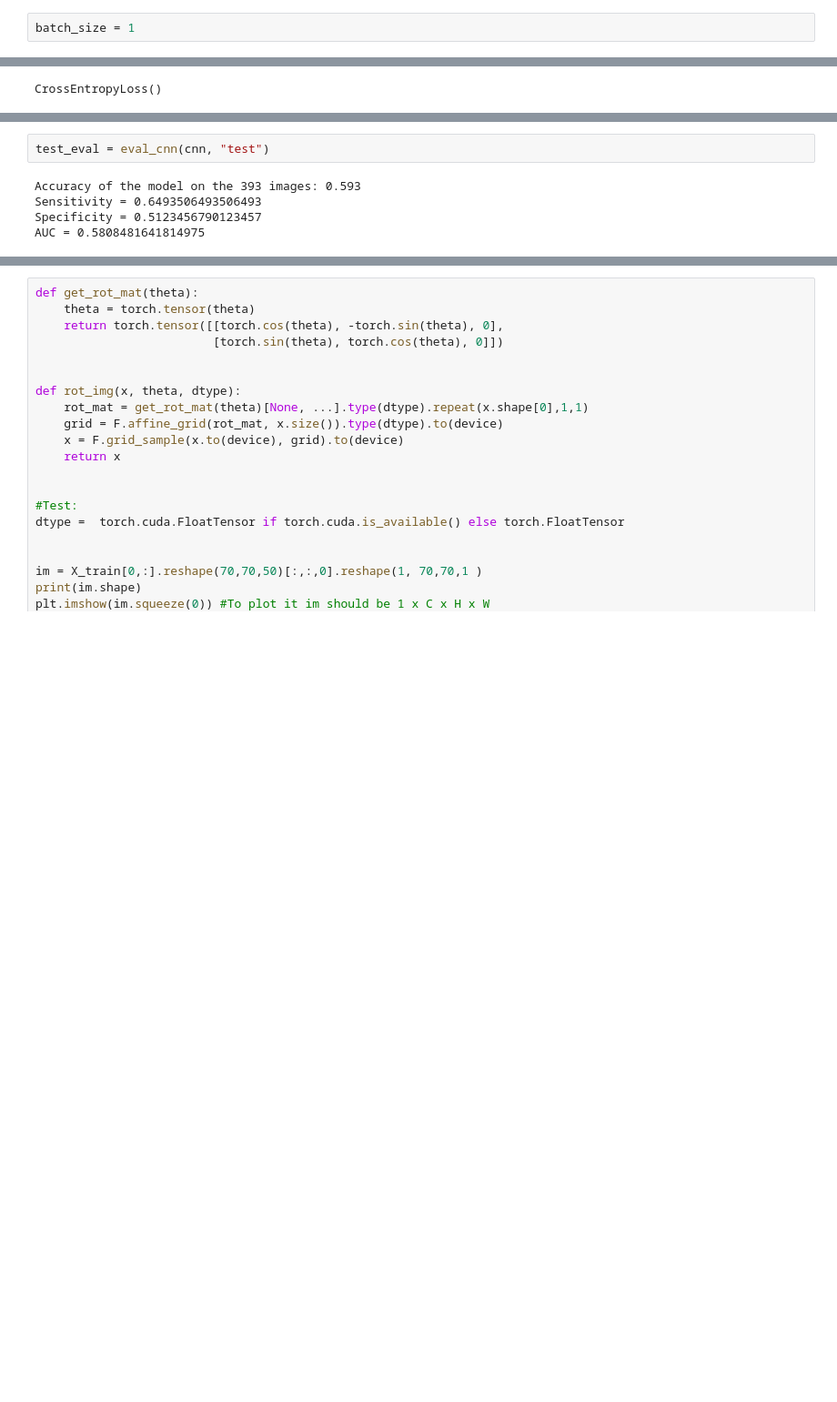
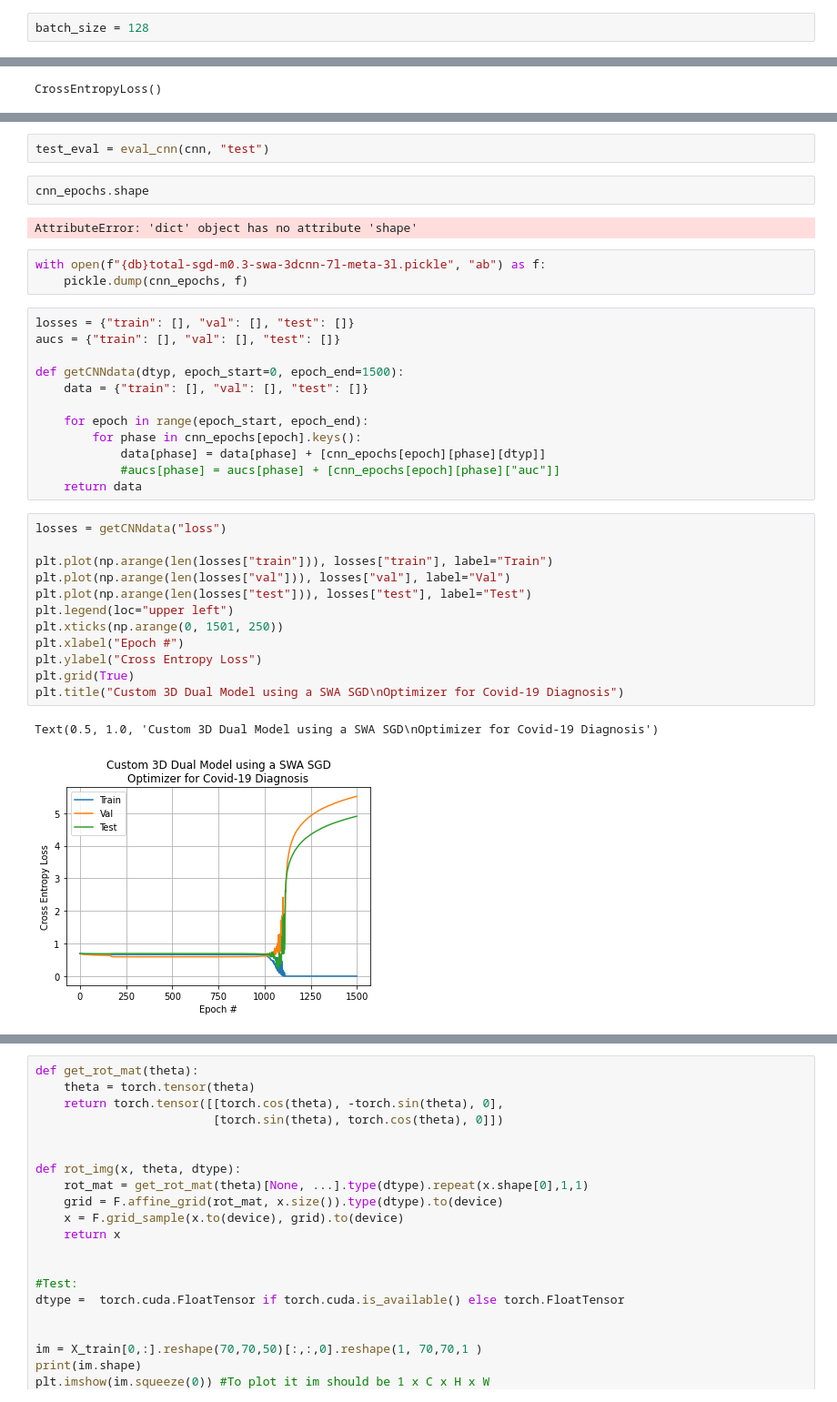
Before and after one commit to hwixley/ctscan-covid19-severity-detection, a Jupyter notebook: deep-learning.ipynb, the cells around one changed output, grey strips where cells are left out. Shown at 91% size. Drawn from its saved outputs; the diff is of its cells as text; blank space fills up the shorter version.

```diff
--- a/deep-learning.ipynb
+++ b/deep-learning.ipynb
@@ -92,5 +92,5 @@ X_train.shape[0] + X_val.shape[0]
 # %%
-batch_size = 1
+batch_size = 128
 # %%
 train_iterator = DataLoader(dataset=TensorDataset(X_train, y_train),batch_size=batch_size,shuffle=False)
 
@@ -943,7 +975,36 @@ AUC = 0.5
-# %%
-test_eval = eval_cnn(cnn, "test")
-# %% [output]
-Accuracy of the model on the 393 images: 0.593
-Sensitivity = 0.6493506493506493
-Specificity = 0.5123456790123457
-AUC = 0.5808481641814975
+# %%
+test_eval = eval_cnn(cnn, "test")
+# %%
+cnn_epochs.shape
+# %% [output]
+AttributeError: 'dict' object has no attribute 'shape'
+# %%
+with open(f"{db}total-sgd-m0.3-swa-3dcnn-7l-meta-3l.pickle", "ab") as f:
+    pickle.dump(cnn_epochs, f)
+# %%
+losses = {"train": [], "val": [], "test": []}
+aucs = {"train": [], "val": [], "test": []}
+
+def getCNNdata(dtyp, epoch_start=0, epoch_end=1500):
+    data = {"train": [], "val": [], "test": []}
+
+    for epoch in range(epoch_start, epoch_end):
+        for phase in cnn_epochs[epoch].keys():
+            data[phase] = data[phase] + [cnn_epochs[epoch][phase][dtyp]]
+            #aucs[phase] = aucs[phase] + [cnn_epochs[epoch][phase]["auc"]]
+    return data
+# %%
+losses = getCNNdata("loss")
+
+plt.plot(np.arange(len(losses["train"])), losses["train"], label="Train")
+plt.plot(np.arange(len(losses["val"])), losses["val"], label="Val")
+plt.plot(np.arange(len(losses["test"])), losses["test"], label="Test")
+plt.legend(loc="upper left")
+plt.xticks(np.arange(0, 1501, 250))
+plt.xlabel("Epoch #")
+plt.ylabel("Cross Entropy Loss")
+plt.grid(True)
+plt.title("Custom 3D Dual Model using a SWA SGD\nOptimizer for Covid-19 Diagnosis")
+# %% [output]
+Text(0.5, 1.0, 'Custom 3D Dual Model using a SWA SGD\nOptimizer for Covid-19 Diagnosis')
+[figure, added]
```
Also changed, not shown: parts of 36 cells of this notebook.
